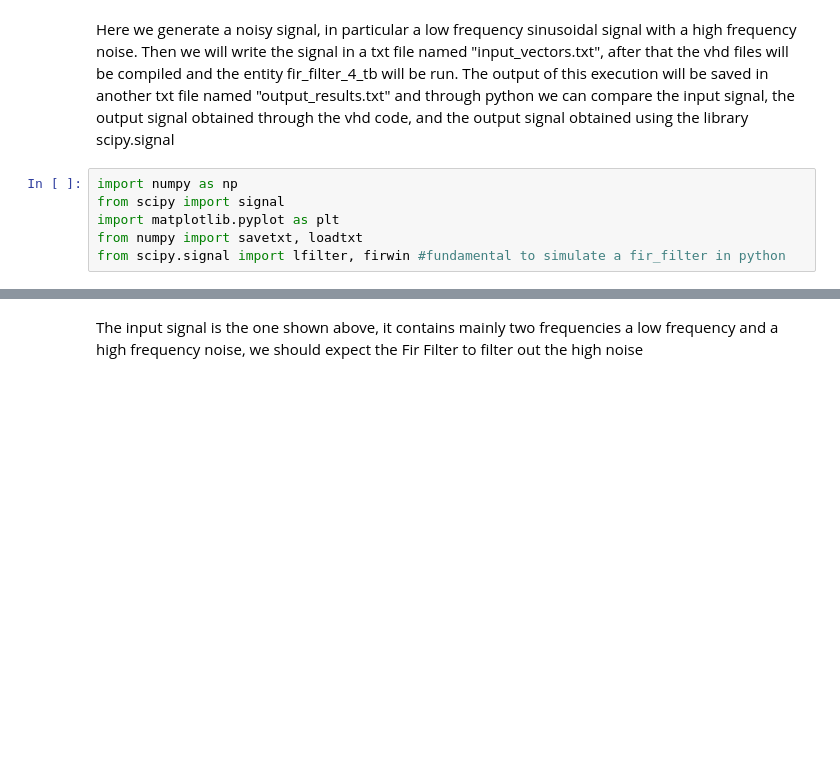
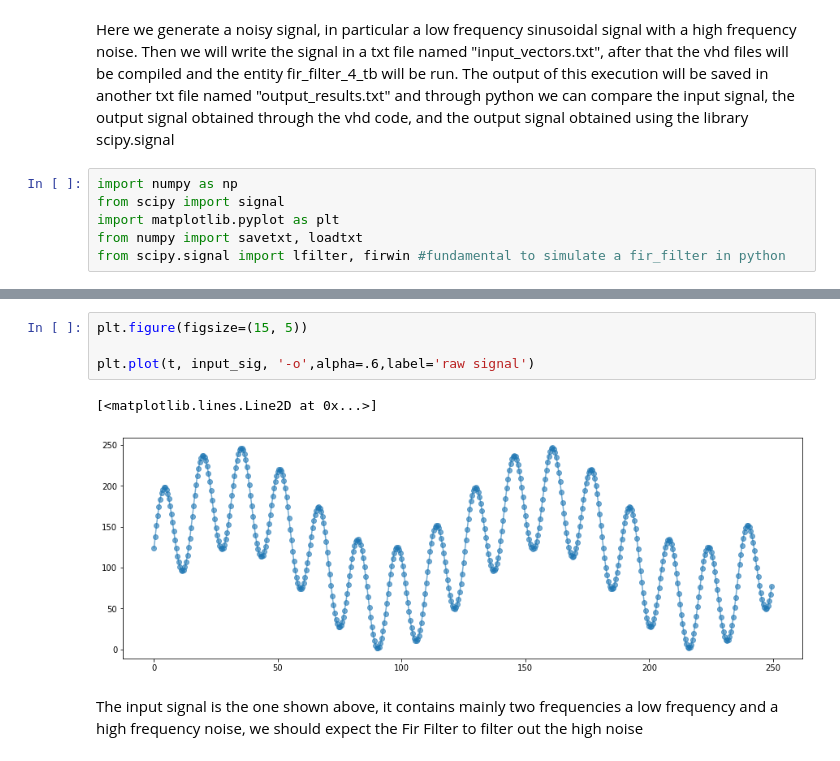
Before and after one commit to SaverioMonaco/4-Taps-FIR-Filter, a Jupyter notebook: testbench/analysis.ipynb, the cells around one changed output, grey strips where cells are left out. Saved outputs shown, nothing was run; the diff lists cells and outputs as text; blank space fills up the shorter version.

```diff
--- a/testbench/analysis.ipynb
+++ b/testbench/analysis.ipynb
@@ -35,3 +49,10 @@ plt.legend(loc="upper left")
+# %%
+plt.figure(figsize=(15, 5))
+
+plt.plot(t, input_sig, '-o',alpha=.6,label='raw signal')
+# %% [output]
+[<matplotlib.lines.Line2D at 0x...>]
+[figure, added]
 # %% [markdown]
 The input signal is the one shown above, it contains mainly two frequencies a low frequency  and a high frequency noise, we should expect the Fir Filter to filter out the high noise
 # %% [markdown]
```
Also changed, not shown: parts of 9 cells of this notebook, 6 other files.
